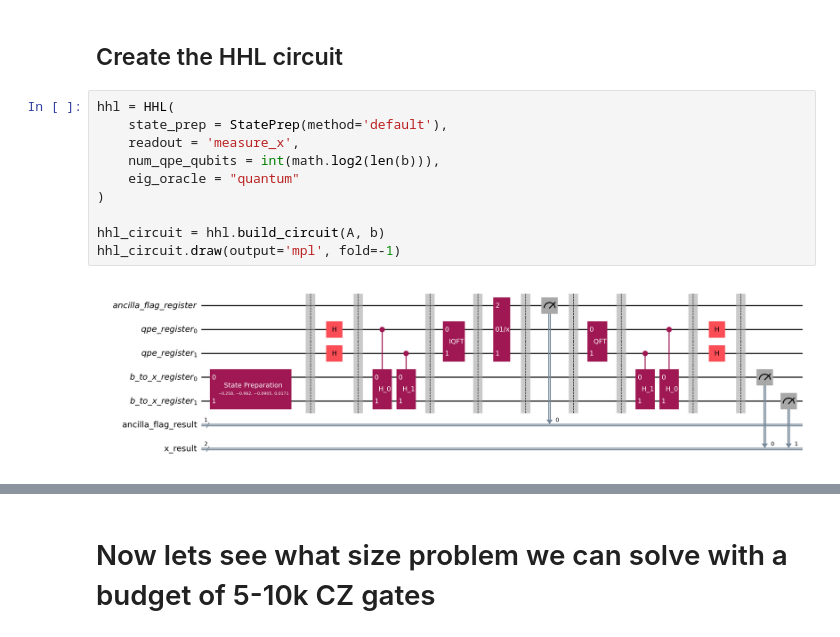
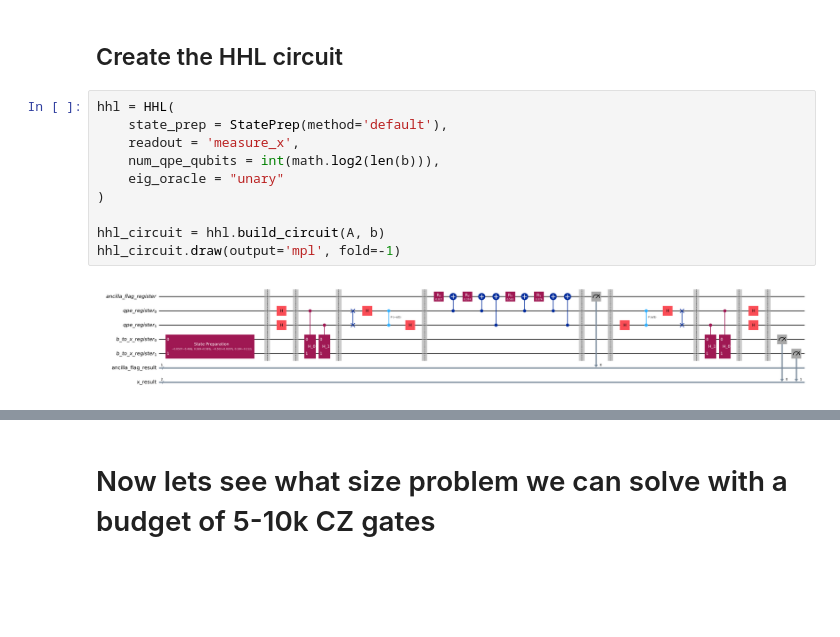
Before and after one commit to QCOL-LU/QLSAs, a Jupyter notebook: examples/hhl_resource_estimation.ipynb, the cells around one changed output, grey strips where cells are left out. Saved outputs shown, nothing was run; the diff lists cells and outputs as text; blank space fills up the shorter version.

```diff
--- a/examples/hhl_resource_estimation.ipynb
+++ b/examples/hhl_resource_estimation.ipynb
@@ -76,15 +81,15 @@ b: [-0.25782857 -0.96179034 -0.09050706  0.01709523]
 # %%
 hhl = HHL(
     state_prep = StatePrep(method='default'),
     readout = 'measure_x',
     num_qpe_qubits = int(math.log2(len(b))),
-    eig_oracle = "quantum"
+    eig_oracle = "unary"
 )
 
 hhl_circuit = hhl.build_circuit(A, b)
 hhl_circuit.draw(output='mpl', fold=-1)
 # %% [output]
-[figure, old version]
+[figure, new version]
 # %%
 service = QiskitRuntimeService(name="QLSAs")
 service.backends()
```
Also changed, not shown: parts of 6 cells of this notebook, 13 other files.
